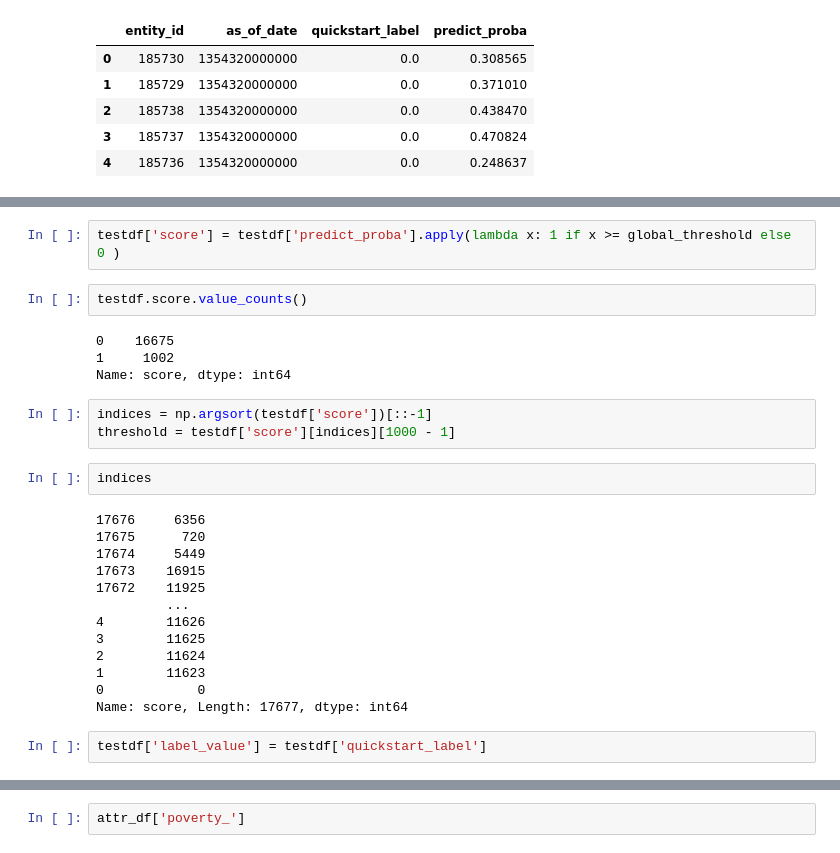
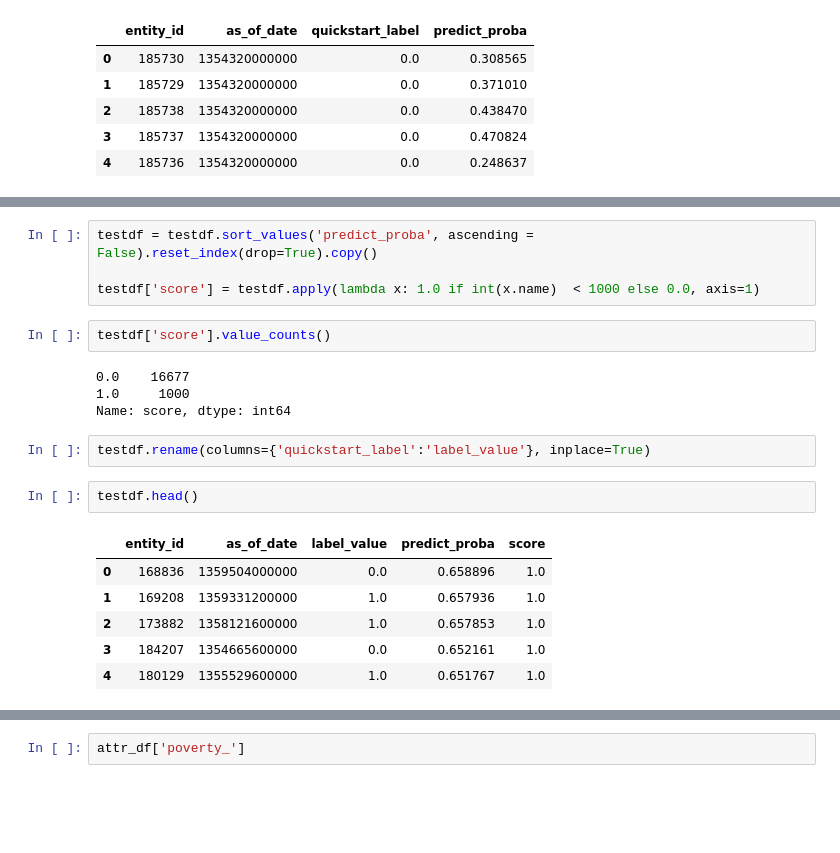
Before and after one commit to dssg/fairness_tutorial, a Jupyter notebook: single_model_audit.ipynb, the cells around one changed output, grey strips where cells are left out. Drawn from its saved outputs; the diff is of its cells as text; blank space fills up the shorter version.

```diff
--- a/single_model_audit.ipynb
+++ b/single_model_audit.ipynb
@@ -55,29 +50,22 @@ global_threshold
 # %%
-testdf['score'] = testdf['predict_proba'].apply(lambda x: 1 if x >= global_threshold else 0 )
+testdf = testdf.sort_values('predict_proba', ascending = False).reset_index(drop=True).copy()
+
+testdf['score'] = testdf.apply(lambda x: 1.0 if int(x.name)  < 1000 else 0.0, axis=1)
 # %%
-testdf.score.value_counts()
+testdf['score'].value_counts()
 # %% [output]
-0    16675
-1     1002
+0.0    16677
+1.0     1000
 Name: score, dtype: int64
-# %%
-indices = np.argsort(testdf['score'])[::-1]
-threshold = testdf['score'][indices][1000 - 1]
-# %%
-indices
-# %% [output]
-17676     6356
-17675      720
-17674     5449
-17673    16915
-17672    11925
-         ...
-4        11626
-3        11625
-2        11624
-1        11623
-0            0
-Name: score, Length: 17677, dtype: int64
-# %%
-testdf['label_value'] = testdf['quickstart_label']
+# %%
+testdf.rename(columns={'quickstart_label':'label_value'}, inplace=True)
+# %%
+testdf.head()
+# %% [output]
+|  | entity_id | as_of_date | label_value | predict_proba | score |
+| 0 | 168836 | 1359504000000 | 0.0 | 0.658896 | 1.0 |
+| 1 | 169208 | 1359331200000 | 1.0 | 0.657936 | 1.0 |
+| 2 | 173882 | 1358121600000 | 1.0 | 0.657853 | 1.0 |
+| 3 | 184207 | 1354665600000 | 0.0 | 0.652161 | 1.0 |
+| 4 | 180129 | 1355529600000 | 1.0 | 0.651767 | 1.0 |
 # %%
```
Also changed, not shown: parts of 11 cells of this notebook.
